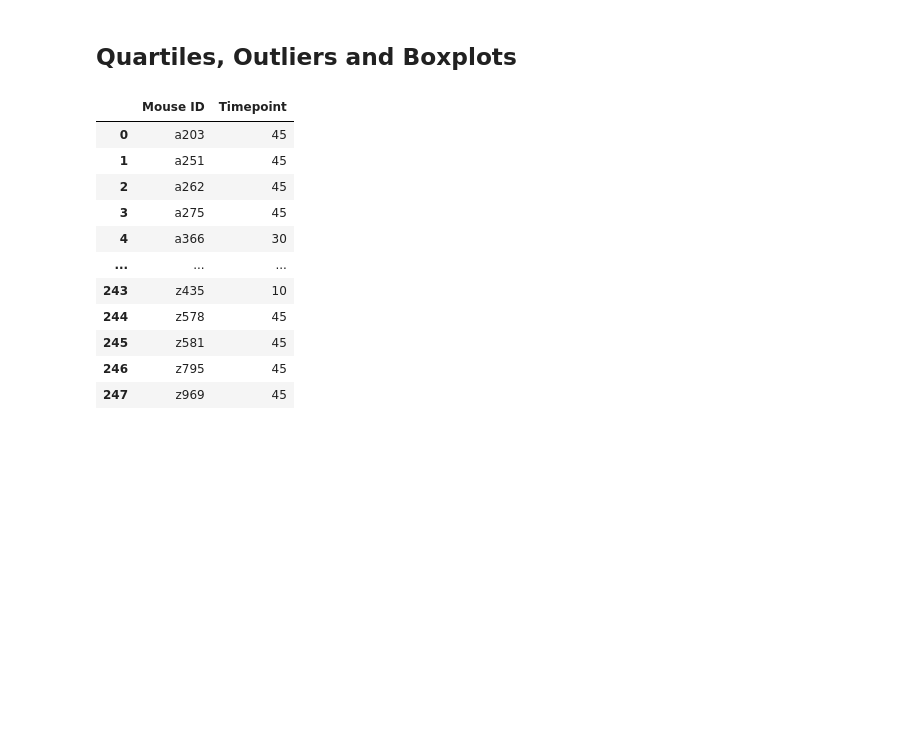
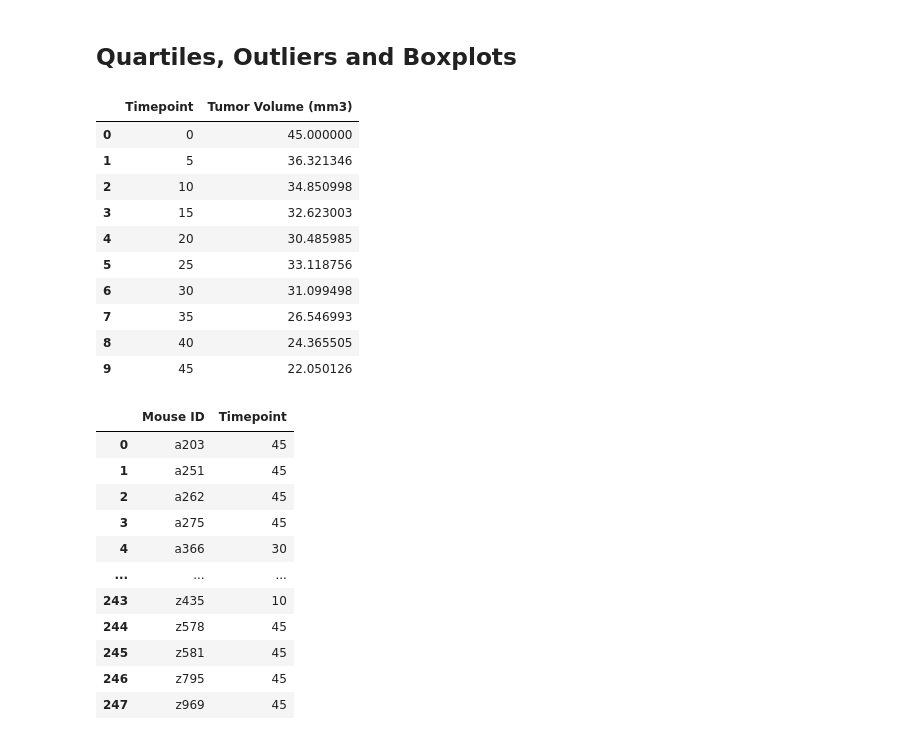
Before and after one commit to tannerhorton/matplotlib, a Jupyter notebook: pymaceuticals_main.ipynb, the cells around one changed output. Drawn from its saved outputs; the diff is of its cells as text; code cells hidden in the pictures; blank space fills up the shorter version.

```diff
--- a/pymaceuticals_main.ipynb
+++ b/pymaceuticals_main.ipynb
@@ -381,6 +385,22 @@ plt.show()
 [figure]
 # %% [markdown]
 ## Quartiles, Outliers and Boxplots
+# %%
+# including this cell to show that the average tumor volume did decrease over time
+min_timepoint = clean_data.groupby("Timepoint")["Tumor Volume (mm3)"].min().reset_index()
+min_timepoint
+# %% [output]
+|  | Timepoint | Tumor Volume (mm3) |
+| 0 | 0 | 45.000000 |
+| 1 | 5 | 36.321346 |
+| 2 | 10 | 34.850998 |
+| 3 | 15 | 32.623003 |
+| 4 | 20 | 30.485985 |
+| 5 | 25 | 33.118756 |
+| 6 | 30 | 31.099498 |
+| 7 | 35 | 26.546993 |
+| 8 | 40 | 24.365505 |
+| 9 | 45 | 22.050126 |
 # %%
 # Calculate the final tumor volume of each mouse across four of the treatment regimens:
 # Capomulin, Ramicane, Infubinol, and Ceftamin (remember to ake this a list using variable)
```
Also changed, not shown: parts of 3 cells of this notebook.
